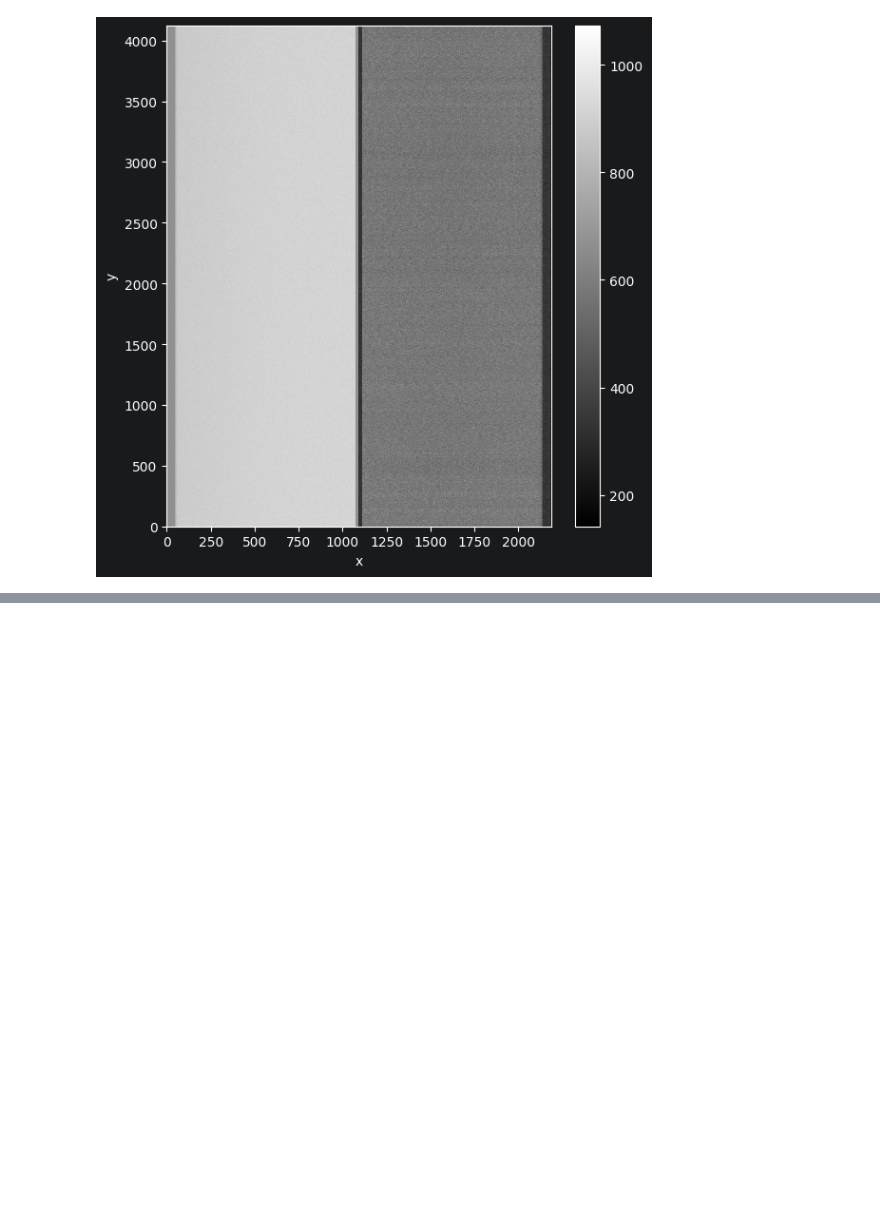
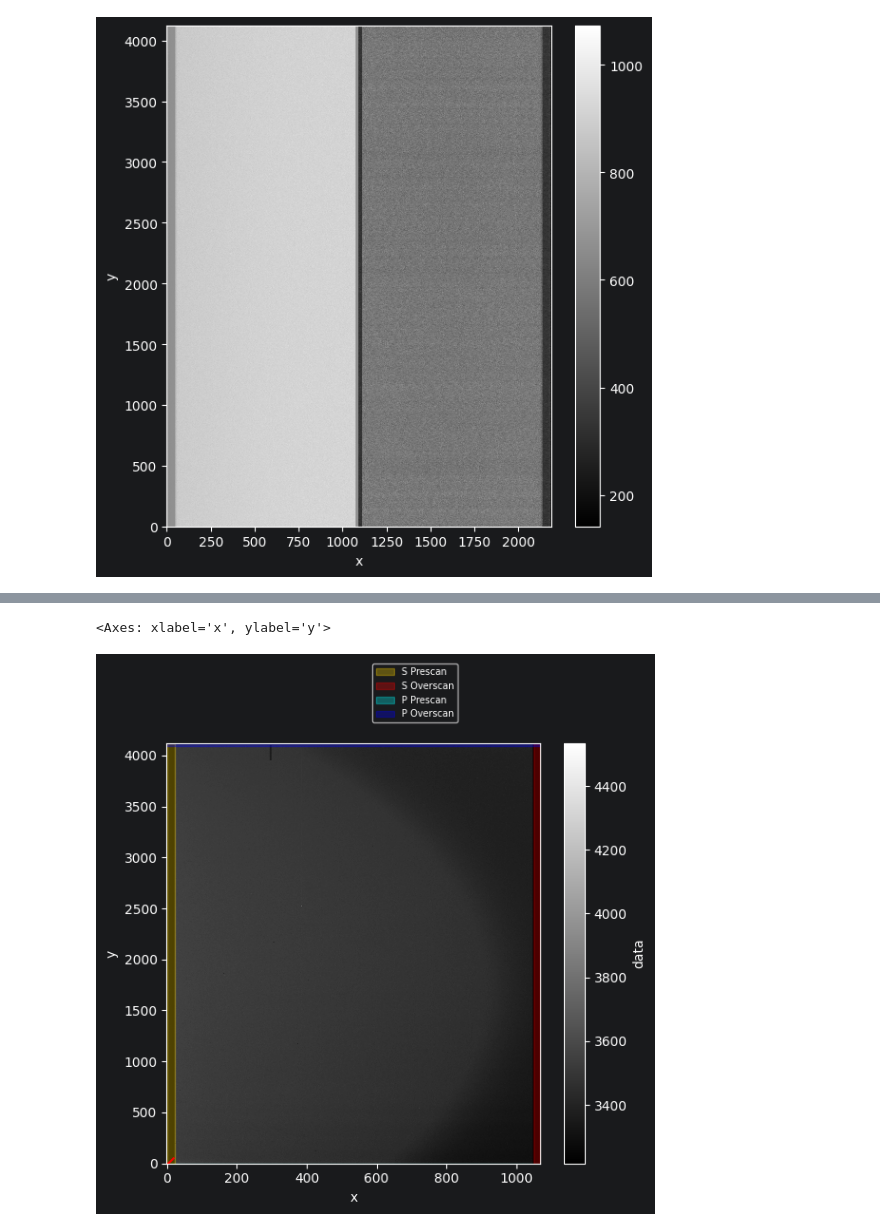
Before and after one commit to CaltechOpticalObservatories/eregion, a Jupyter notebook: playground/Example_image_loading.ipynb, the cells around one changed output, grey strips where cells are left out. Saved outputs shown, nothing was run; the diff lists cells and outputs as text; code cells hidden in the pictures; blank space fills up the shorter version.

```diff
--- a/playground/Example_image_loading.ipynb
+++ b/playground/Example_image_loading.ipynb
@@ -250,0 +251,8 @@ mb_res.master_bias[0].show(cmap='gray')
+# %%
+from eregion.tasks.imagegen import ImageCreator
+creator = ImageCreator(detector_config='../src/eregion/configs/detectors/deimos_fcs.yaml')
+
+# load custom identifier function to identify bias frames based on filename, supply as identifier_func to ImageCreator.run
+from eregion.tasks.custom import guess_image_type_from_filename_DEIMOS, load_image_fits_DEIMOS
+res = creator.run(input_source='../data/deimos/FCS_testimages/*.fits*',
+                  identifier_func=guess_image_type_from_filename_DEIMOS, fileloader_func=load_image_fits_DEIMOS)
@@ -250,0 +264,3 @@ mb_res.master_bias[0].show(cmap='gray')
+# %%
+bundle = res.data
+bundle
@@ -250,0 +271,3 @@ mb_res.master_bias[0].show(cmap='gray')
+# %%
+bundle('det_id=="fcs_1"')[0].outputs['A'].show(shade_regions=True, cmap='gray')
+# %% [output]
@@ -250,0 +275,2 @@ mb_res.master_bias[0].show(cmap='gray')
+<Axes: xlabel='x', ylabel='y'>
+[figure, added]
```
Also changed, not shown: parts of 6 cells of this notebook, 11 other files.
